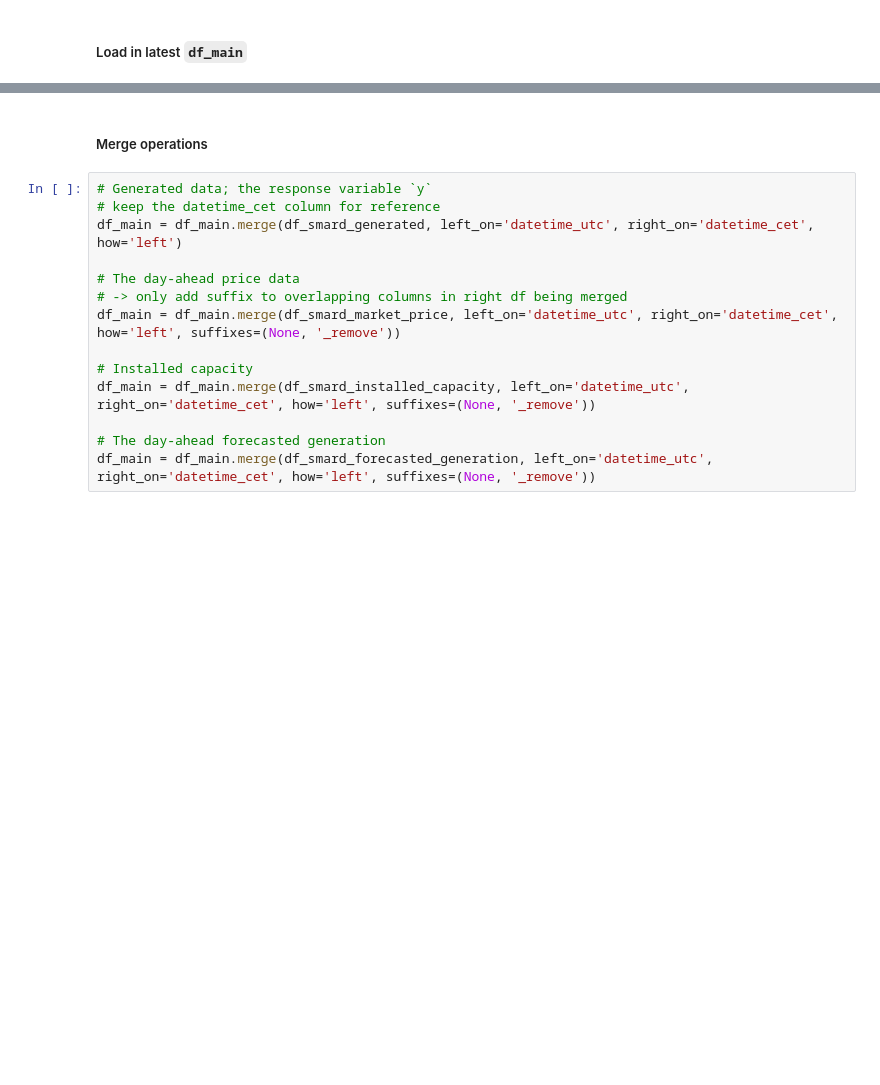
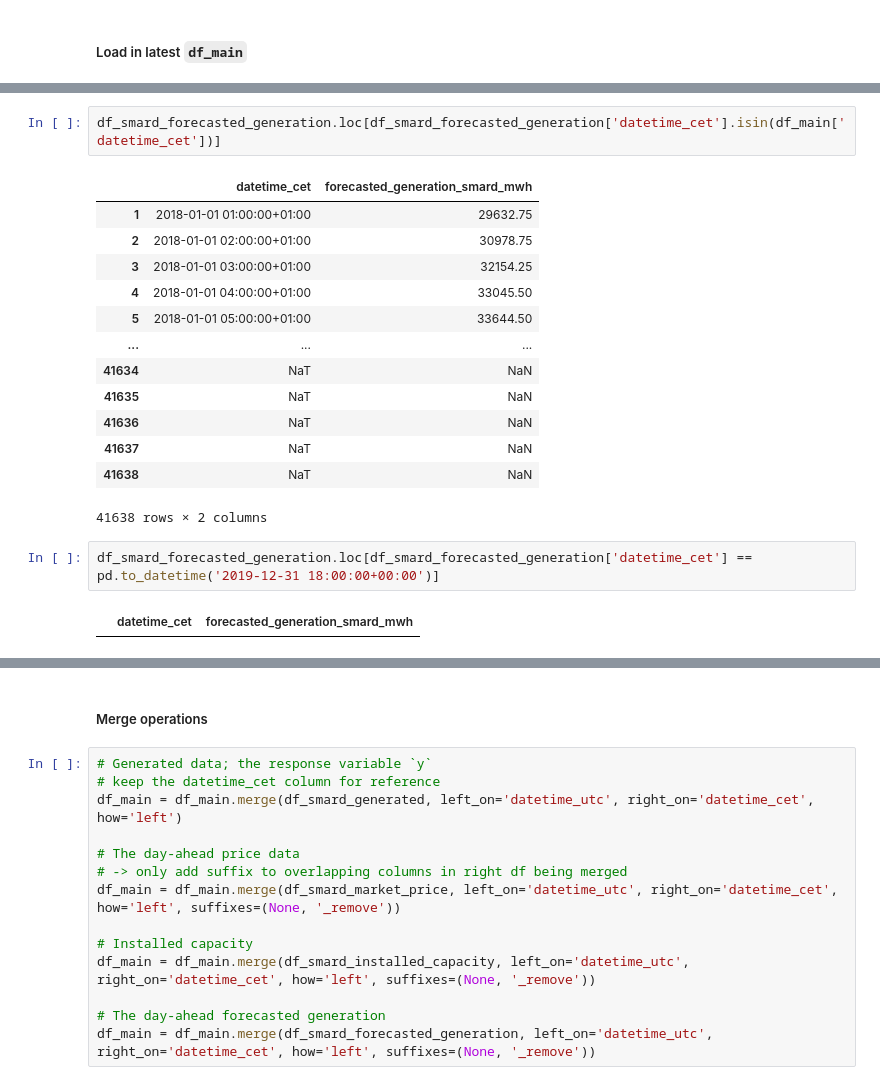
Before and after one commit to meteoviz/wind_power_forecasting_germany, a Jupyter notebook: notebooks/ML_dataframe.ipynb, the cells around one changed output, grey strips where cells are left out. Cells and saved outputs as stored; diff of their text form; blank space fills up the shorter version.

```diff
--- a/notebooks/ML_dataframe.ipynb
+++ b/notebooks/ML_dataframe.ipynb
@@ -657,0 +666,20 @@ memory usage: 2.3+ MB
+# %%
+df_smard_forecasted_generation.loc[df_smard_forecasted_generation['datetime_cet'].isin(df_main['datetime_cet'])]
+# %% [output]
+|  | datetime_cet | forecasted_generation_smard_mwh |
+| 1 | 2018-01-01 01:00:00+01:00 | 29632.75 |
+| 2 | 2018-01-01 02:00:00+01:00 | 30978.75 |
+| 3 | 2018-01-01 03:00:00+01:00 | 32154.25 |
+| 4 | 2018-01-01 04:00:00+01:00 | 33045.50 |
+| 5 | 2018-01-01 05:00:00+01:00 | 33644.50 |
+| ... | ... | ... |
+| 41634 | NaT | NaN |
+| 41635 | NaT | NaN |
+| 41636 | NaT | NaN |
+| 41637 | NaT | NaN |
+| 41638 | NaT | NaN |
+41638 rows × 2 columns
+# %%
+df_smard_forecasted_generation.loc[df_smard_forecasted_generation['datetime_cet'] == pd.to_datetime('2019-12-31 18:00:00+00:00')]
+# %% [output]
+|  | datetime_cet | forecasted_generation_smard_mwh |
```
Also changed, not shown: parts of 32 cells of this notebook, 1 other file.
